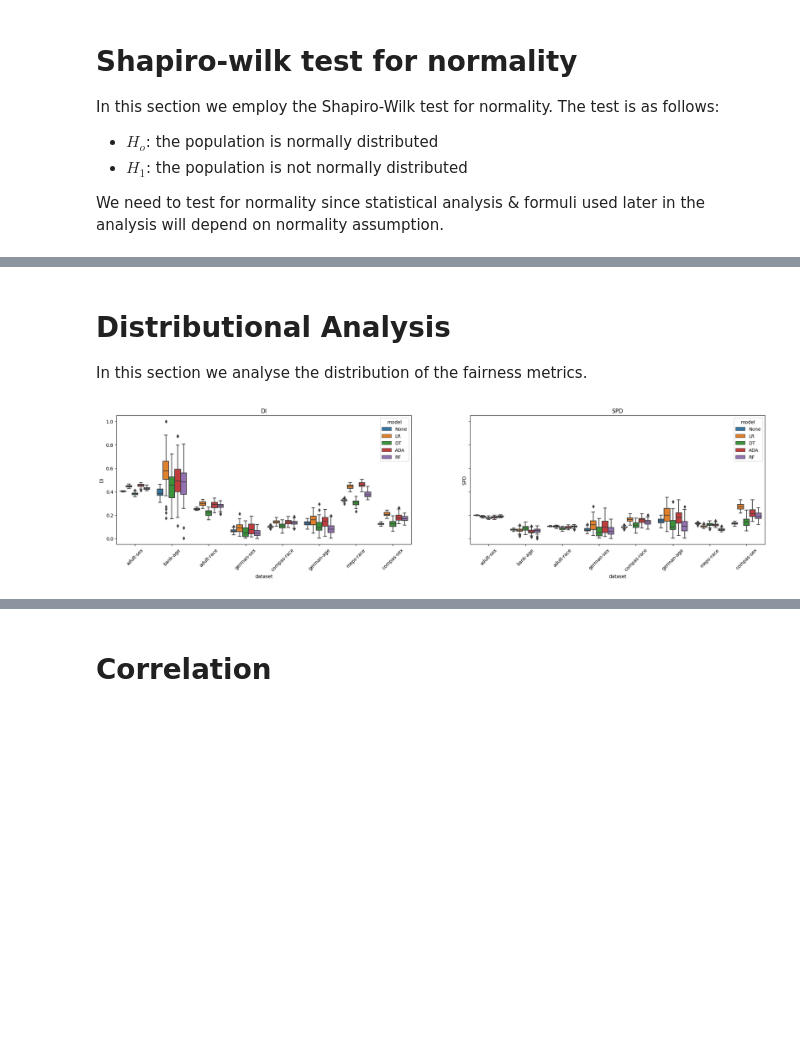
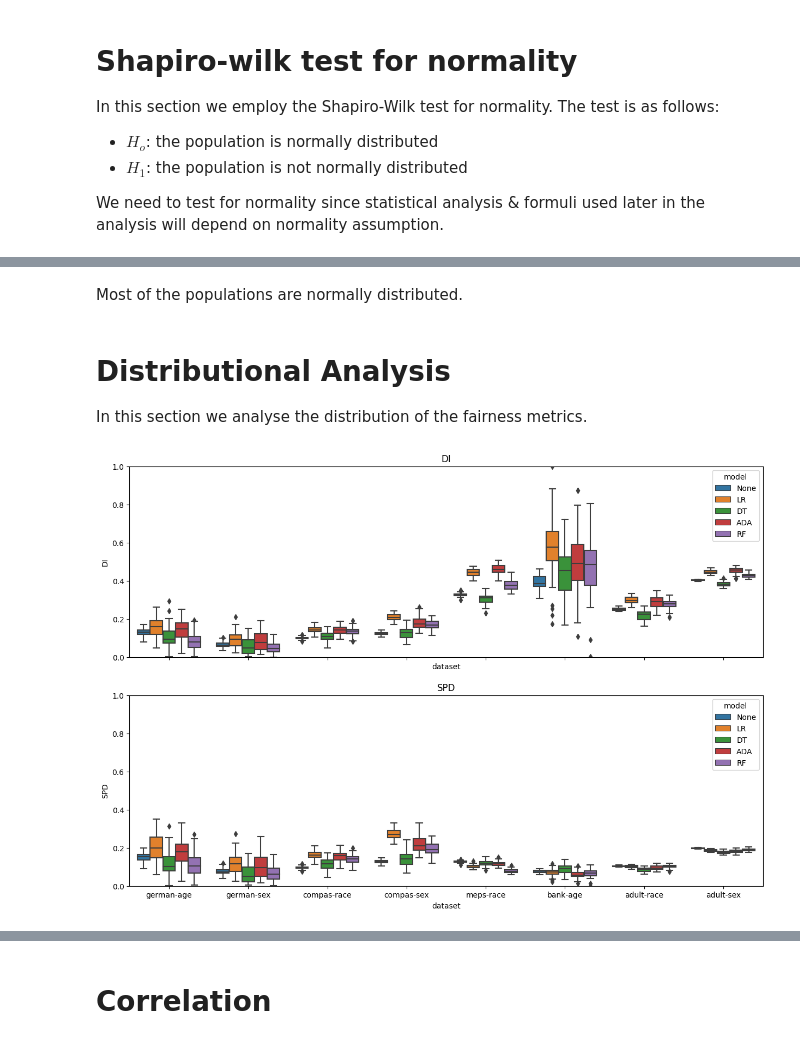
Before and after one commit to arumoy-shome/shome2022qualitative, a Jupyter notebook: docs/exp-full-data.ipynb, the cells around one changed output, grey strips where cells are left out. Drawn from its saved outputs; the diff is of its cells as text; code cells hidden in the pictures; blank space fills up the shorter version.

Commit message:
feat: report [2022-12-17 Sat 14:47]

```diff
--- a/docs/exp-full-data.ipynb
+++ b/docs/exp-full-data.ipynb
@@ -121,15 +105,15 @@ array([1.])
 
 # each vector should contain num_features*50 points
 
-datasets = data["dataset"].unique().tolist()
+# order datasets by number of examples
+datasets = ["german-age", "german-sex", "compas-race", "compas-sex", "meps-race", "bank-age", "adult-race", "adult-sex"]
 models = data["model"].unique().tolist()
 models.remove("None")
 
 for dataset in datasets:
     _ = data[
         (data["dataset"] == dataset) &
-        (data["model"] == "None") &
-        (data["privileged"] == "None")
+        (data["model"] == "None")
     ]
     assert _.shape[0] == len(_["frac"].unique().tolist())*50
 
@@ -137,8 +121,7 @@ for dataset in datasets:
     for model in models:
         _ = data[
             (data["dataset"] == dataset) &
-            (data["model"] == model) &
-            (data["privileged"] == "None")
+            (data["model"] == model)
         ]
     assert _.shape[0] == len(_["frac"].unique().tolist())*50
 # %%
@@ -232,41 +199,47 @@ pvalues
+# %% [markdown]
+Most of the populations are normally distributed.
 # %% [markdown]
 # Distributional Analysis
 In this section we analyse the distribution of the fairness metrics.
 # %%
 fig, axs = plt.subplots(
-    nrows=1,
-    ncols=2,
-    figsize=(25,5),
-    sharey=True,
+    nrows=2,
+    ncols=1,
+    figsize=(15,10),
+    sharex=True,
 )
 
-_ = data[data["privileged"] == "None"]
 ax = axs[0]
 ax.set_title("DI")
-ax.tick_params(axis="x", labelrotation=45)
+ax.set(ylim=(0, 1))
 sns.boxplot(
-    data=_,
+    data=data,
     x="dataset",
     y="DI",
     hue="model",
+    order=datasets,
     ax=ax,
 )
 
 ax = axs[1]
 ax.set_title("SPD")
-ax.tick_params(axis="x", labelrotation=45)
+ax.set(ylim=(0, 1))
 sns.boxplot(
-    data=_,
+    data=data,
     x="dataset",
     y="SPD",
     hue="model",
+    order=datasets,
     ax=ax,
 )
 
-name = "boxplot--dataset--di-spd--exp-full.svg"
-fig.savefig(os.path.join(REPORTDIR, name), format="svg")
+name = "boxplot--dataset--di-spd--exp-full.pdf"
+fig.savefig(os.path.join(REPORTDIR, name), format="pdf")
+
+name = "boxplot--dataset--di-spd--exp-full.png"
+fig.savefig(os.path.join(REPORTDIR, name), format="png")
 # %% [output]
-[figure, old version]
+[figure, new version]
 # %% [markdown]
 SPD is sensitive to the number of examples: we see that the variability is low in datasets with more number of examples. I cannot interpret the results for DI though, variability is low in all datasets except for bank-age which is strange because it is not that different from the other dataset?
 
```
Also changed, not shown: parts of 28 cells of this notebook, 30 other files.
